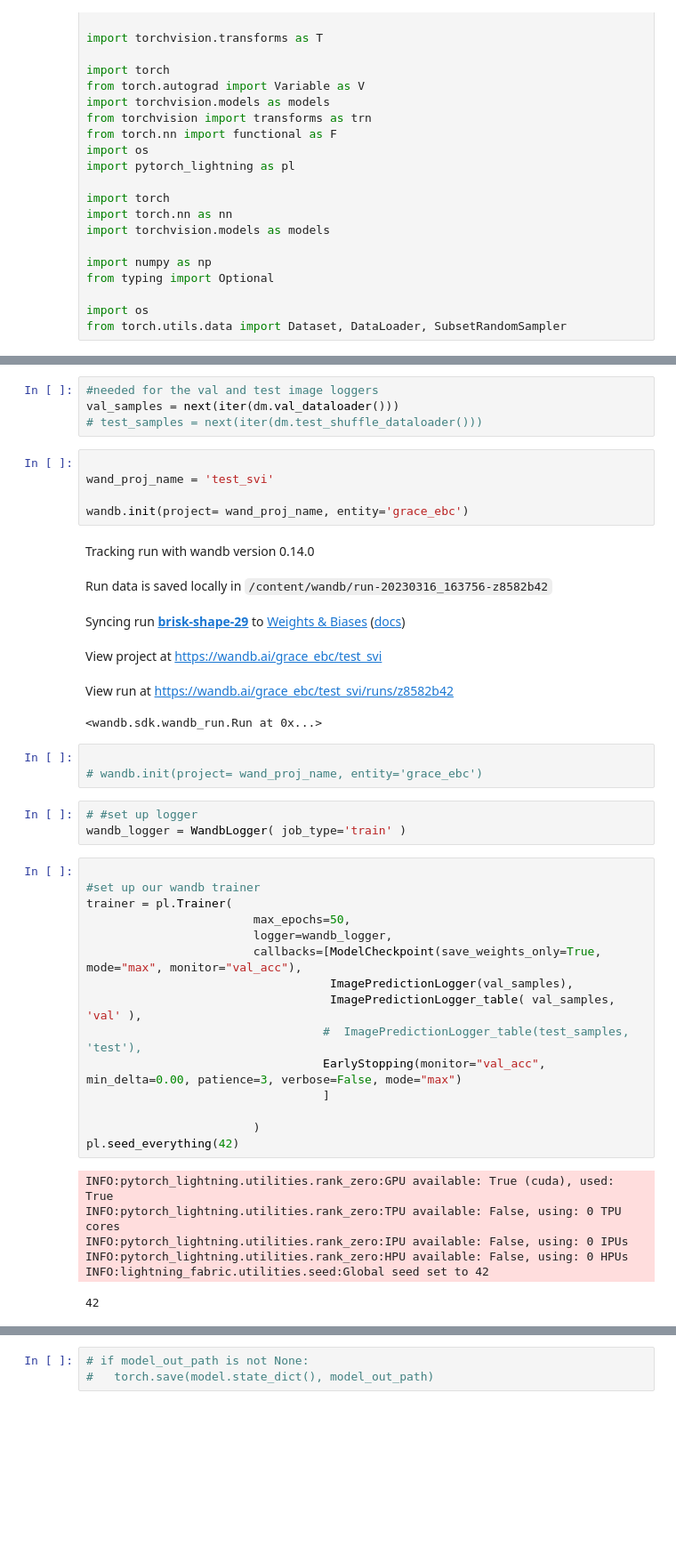
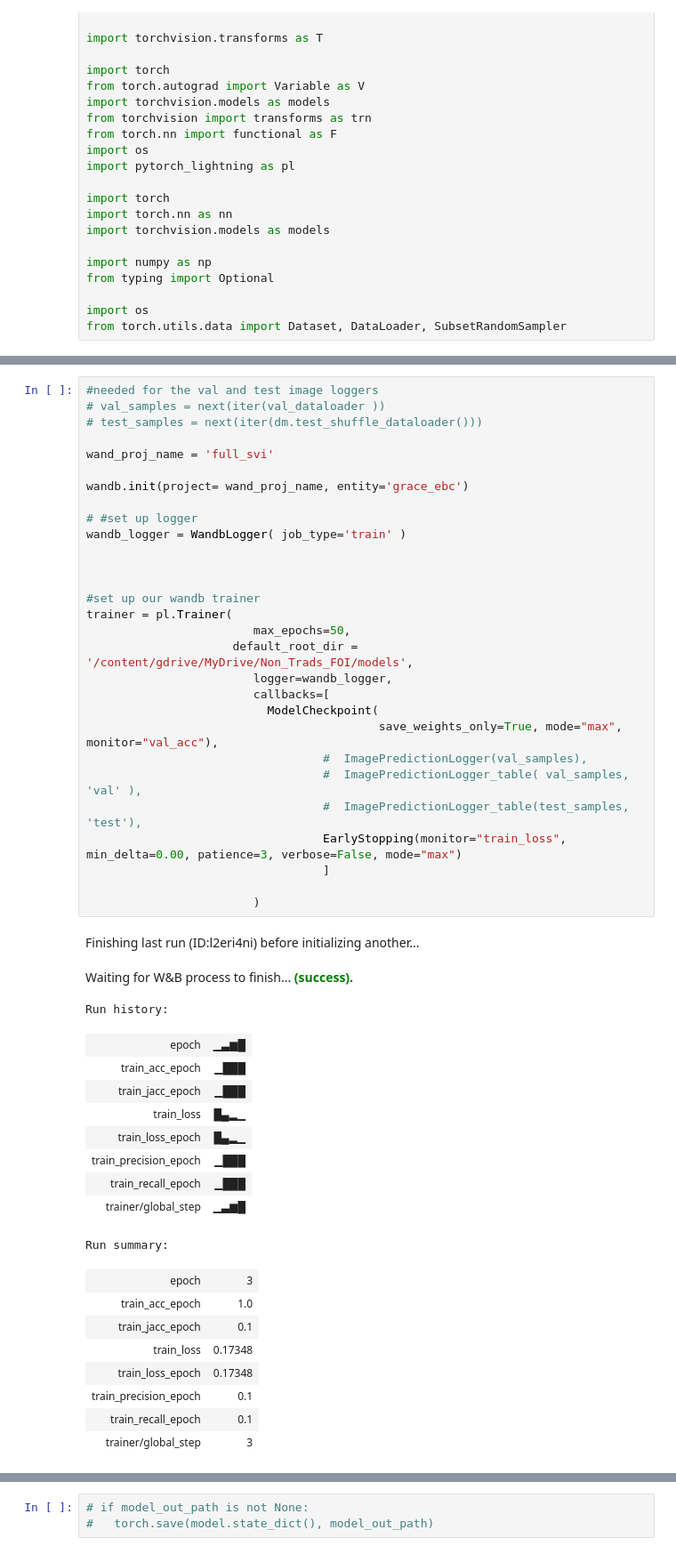
Before and after one commit to graceebc9/Arch_Class, a Jupyter notebook: train_svi.ipynb, the cells around one changed output, grey strips where cells are left out. Shown at 89% size. Saved outputs shown, nothing was run; the diff lists cells and outputs as text; blank space fills up the shorter version.

```diff
--- a/train_svi.ipynb
+++ b/train_svi.ipynb
@@ -391,44 +612,50 @@ model = TransferLearning(model=models.resnet50(weights='DEFAULT'), learning_rate
-# %%
-#needed for the val and test image loggers
-val_samples = next(iter(dm.val_dataloader()))
-# test_samples = next(iter(dm.test_shuffle_dataloader()))
-# %%
-
-wand_proj_name = 'test_svi'
-
-wandb.init(project= wand_proj_name, entity='grace_ebc')
-# %% [output]
-Tracking run with wandb version 0.14.0
-Run data is saved locally in /content/wandb/run-20230316_163756-z8582b42
-Syncing run brisk-shape-29 to Weights & Biases (docs)
-View project at https://wandb.ai/grace_ebc/test_svi
-View run at https://wandb.ai/grace_ebc/test_svi/runs/z8582b42
-<wandb.sdk.wandb_run.Run at 0x...>
-# %%
-
-# wandb.init(project= wand_proj_name, entity='grace_ebc')
-# %%
-# #set up logger
-wandb_logger = WandbLogger( job_type='train' )
 # %%
+#needed for the val and test image loggers
+# val_samples = next(iter(val_dataloader ))
+# test_samples = next(iter(dm.test_shuffle_dataloader()))
+
+wand_proj_name = 'full_svi'
+
+wandb.init(project= wand_proj_name, entity='grace_ebc')
+
+# #set up logger
+wandb_logger = WandbLogger( job_type='train' )
+
+
 
 #set up our wandb trainer
 trainer = pl.Trainer(
                         max_epochs=50,
+                     default_root_dir = '/content/gdrive/MyDrive/Non_Trads_FOI/models',
                         logger=wandb_logger,
-                        callbacks=[ModelCheckpoint(save_weights_only=True, mode="max", monitor="val_acc"),
-                                   ImagePredictionLogger(val_samples),
-                                   ImagePredictionLogger_table( val_samples, 'val' ),
+                        callbacks=[
+                          ModelCheckpoint(
+                                          save_weights_only=True, mode="max", monitor="val_acc"),
+                                  #  ImagePredictionLogger(val_samples),
+                                  #  ImagePredictionLogger_table( val_samples, 'val' ),
                                   #  ImagePredictionLogger_table(test_samples, 'test'),
-                                  EarlyStopping(monitor="val_acc", min_delta=0.00, patience=3, verbose=False, mode="max")
+                                  EarlyStopping(monitor="train_loss", min_delta=0.00, patience=3, verbose=False, mode="max")
                                   ]
 
                         )
-pl.seed_everything(42)
 # %% [output]
+Finishing last run (ID:l2eri4ni) before initializing another...
+Waiting for W&B process to finish... (success).
-INFO:pytorch_lightning.utilities.rank_zero:GPU available: True (cuda), used: True
-INFO:pytorch_lightning.utilities.rank_zero:TPU available: False, using: 0 TPU cores
-INFO:pytorch_lightning.utilities.rank_zero:IPU available: False, using: 0 IPUs
-INFO:pytorch_lightning.utilities.rank_zero:HPU available: False, using: 0 HPUs
-INFO:lightning_fabric.utilities.seed:Global seed set to 42
+Run history:
+| epoch | ▁▃▆█ |
+| train_acc_epoch | ▁███ |
+| train_jacc_epoch | ▁███ |
+| train_loss | █▄▂▁ |
+| train_loss_epoch | █▄▂▁ |
+| train_precision_epoch | ▁███ |
+| train_recall_epoch | ▁███ |
+| trainer/global_step | ▁▃▆█ |
-42
+Run summary:
+| epoch | 3 |
+| train_acc_epoch | 1.0 |
+| train_jacc_epoch | 0.1 |
+| train_loss | 0.17348 |
+| train_loss_epoch | 0.17348 |
+| train_precision_epoch | 0.1 |
+| train_recall_epoch | 0.1 |
+| trainer/global_step | 3 |
```
Also changed, not shown: parts of 60 cells of this notebook.
